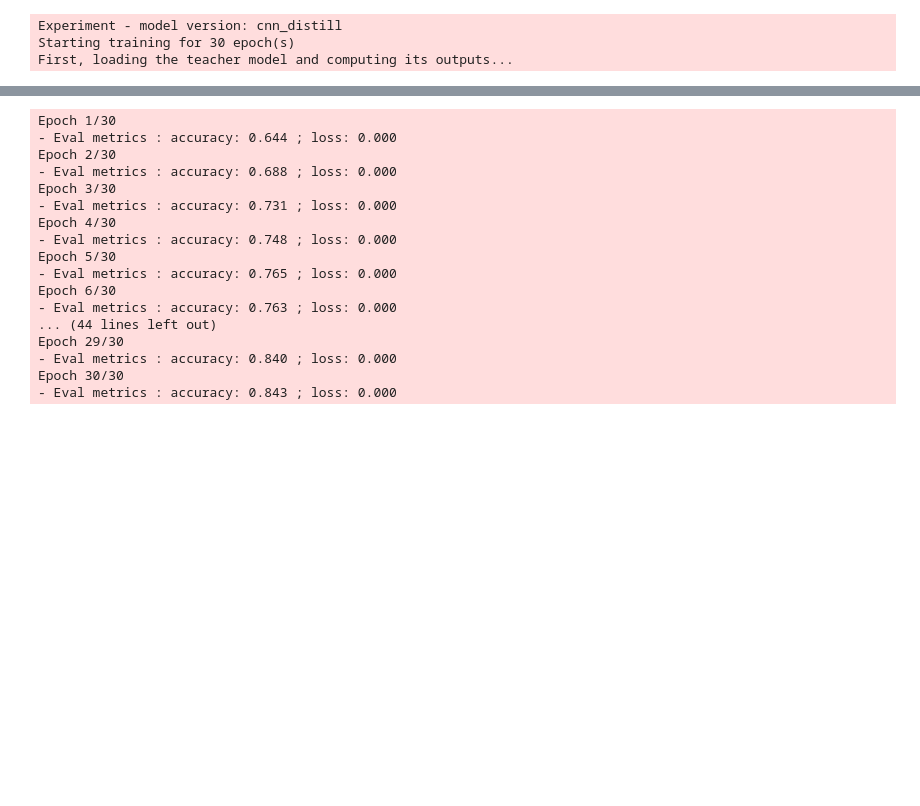
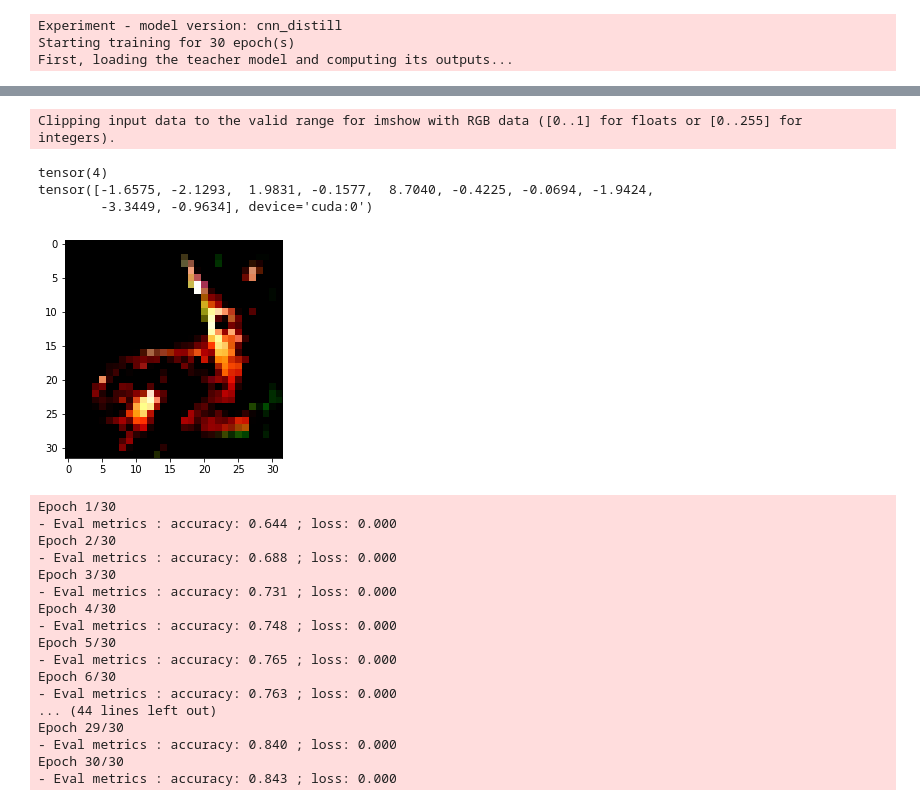
Before and after one commit to jaychoi12/LG_KD, a Jupyter notebook: DistillKnowledgeNN/KD_exp.ipynb, the cells around one changed output, grey strips where cells are left out. Drawn from its saved outputs; the diff is of its cells as text; code cells hidden in the pictures; blank space fills up the shorter version.

```diff
--- a/DistillKnowledgeNN/KD_exp.ipynb
+++ b/DistillKnowledgeNN/KD_exp.ipynb
@@ -74,5 +81,21 @@ def loss_fn_kd(outputs, labels, teacher_outputs, params):
 
     return KD_loss
+# %%
+train_batch, labels_batch = next(iter(train_dl))
+img = train_batch[0].permute(1,2,0).numpy()
+lbl = labels_batch[0]
+from matplotlib.pyplot import imshow
+imshow(img)
+print(lbl)
+with torch.no_grad():
+    teacher_outputs = teacher_model(train_batch.cuda())
+print(teacher_outputs[0])
+# %% [output]
+Clipping input data to the valid range for imshow with RGB data ([0..1] for floats or [0..255] for integers).
+tensor(4)
+tensor([-1.6575, -2.1293,  1.9831, -0.1577,  8.7040, -0.4225, -0.0694, -1.9424,
+        -3.3449, -0.9634], device='cuda:0')
+[figure, added]
 # %%
 best_val_acc = 0.0
 # Teacher model은 학습하는게 아님. -> eval mode로 변경
```
Also changed, not shown: parts of 3 cells of this notebook, 1 other file.
